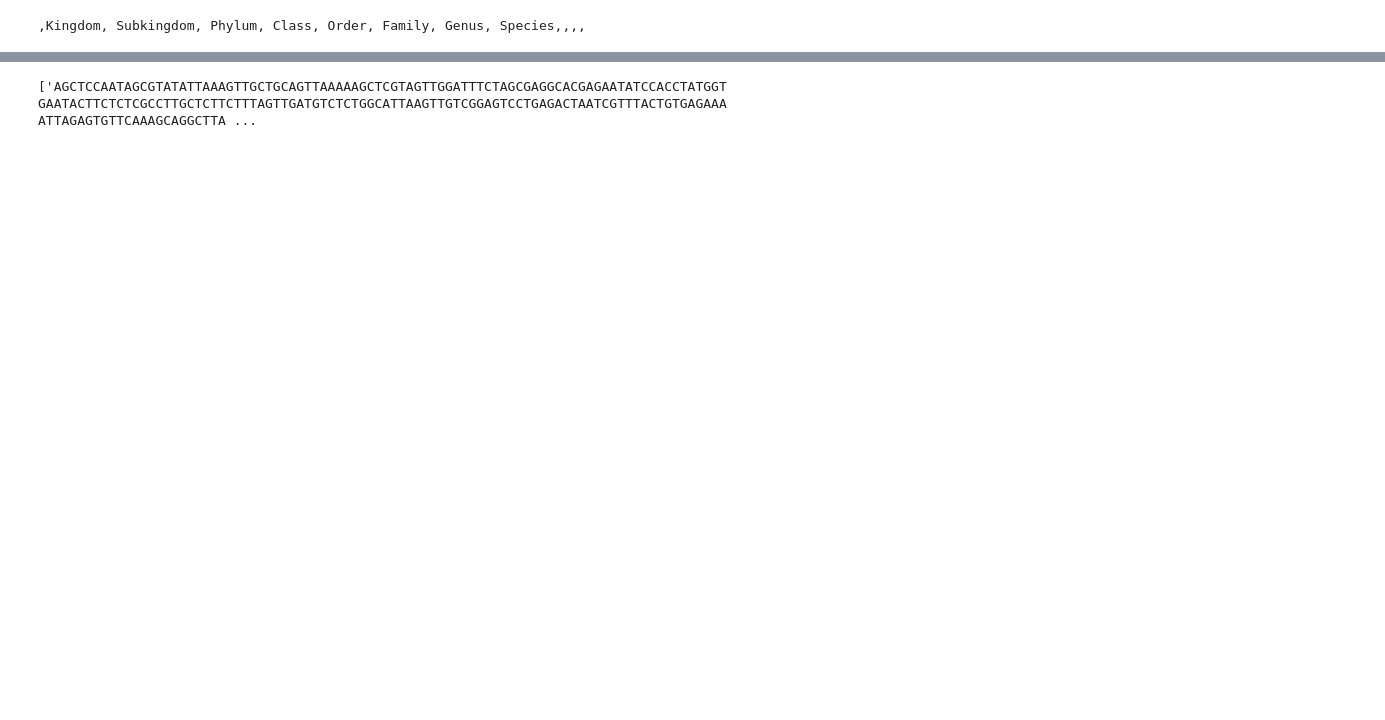
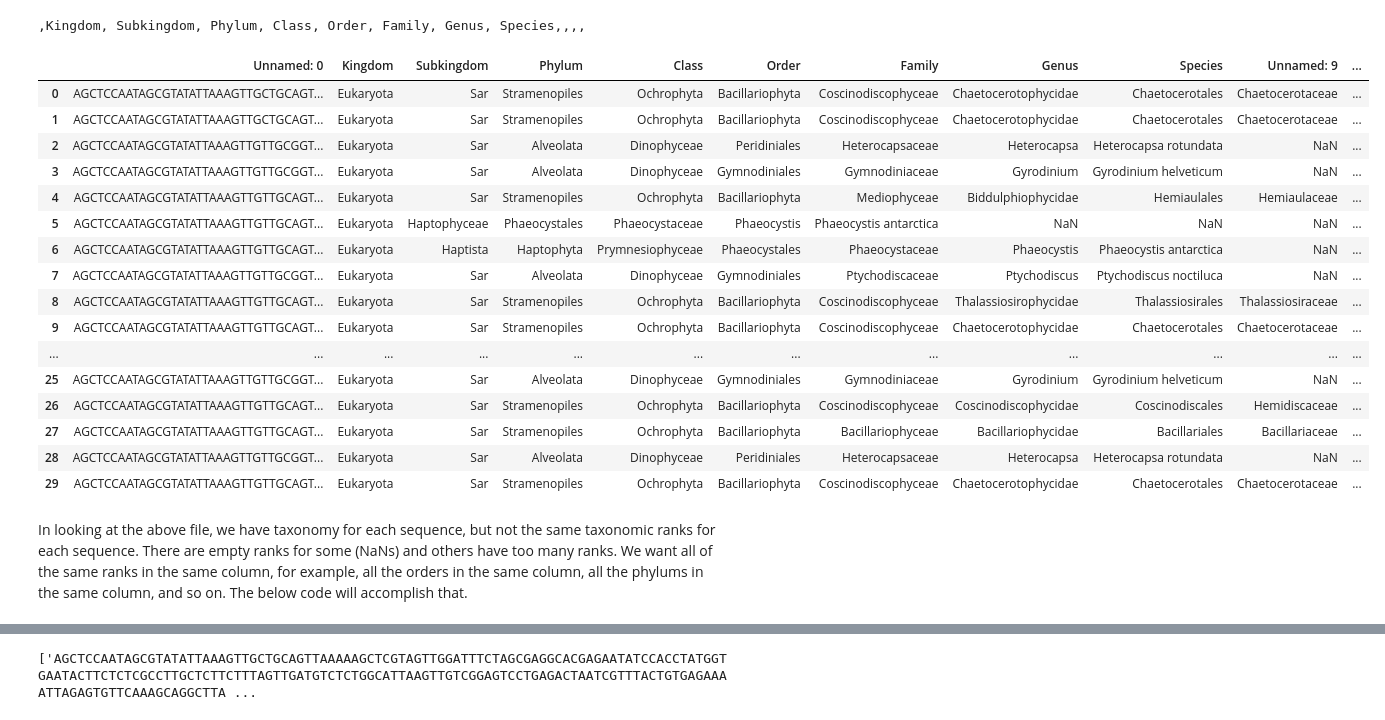
Before and after one commit to emmag-raves/Capstone_Project, a Jupyter notebook: Workflow_Script.ipynb, the cells around one changed output, grey strips where cells are left out. Cells and saved outputs as stored; diff of their text form; code cells hidden in the pictures; blank space fills up the shorter version.

```diff
--- a/Workflow_Script.ipynb
+++ b/Workflow_Script.ipynb
@@ -22,6 +22,30 @@ with open(infile) as taxa:
 print(lines[0])
 # %% [output]
 ﻿,Kingdom, Subkingdom, Phylum, Class, Order, Family, Genus, Species,,,,
+# %%
+#Taking a look at the data so we know what we are looking at
+data = pd.read_csv(infile)
+data
+# %% [output]
+|  | Unnamed: 0 | Kingdom | Subkingdom | Phylum | Class | Order | Family | Genus | Species | Unnamed: 9 | ... |
+| 0 | AGCTCCAATAGCGTATATTAAAGTTGCTGCAGT... | Eukaryota | Sar | Stramenopiles | Ochrophyta | Bacillariophyta | Coscinodiscophyceae | Chaetocerotophycidae | Chaetocerotales | Chaetocerotaceae | ... |
+| 1 | AGCTCCAATAGCGTATATTAAAGTTGCTGCAGT... | Eukaryota | Sar | Stramenopiles | Ochrophyta | Bacillariophyta | Coscinodiscophyceae | Chaetocerotophycidae | Chaetocerotales | Chaetocerotaceae | ... |
+| 2 | AGCTCCAATAGCGTATATTAAAGTTGTTGCGGT... | Eukaryota | Sar | Alveolata | Dinophyceae | Peridiniales | Heterocapsaceae | Heterocapsa | Heterocapsa rotundata | NaN | ... |
+| 3 | AGCTCCAATAGCGTATATTAAAGTTGTTGCGGT... | Eukaryota | Sar | Alveolata | Dinophyceae | Gymnodiniales | Gymnodiniaceae | Gyrodinium | Gyrodinium helveticum | NaN | ... |
+| 4 | AGCTCCAATAGCGTATATTAAAGTTGTTGCAGT... | Eukaryota | Sar | Stramenopiles | Ochrophyta | Bacillariophyta | Mediophyceae | Biddulphiophycidae | Hemiaulales | Hemiaulaceae | ... |
+| 5 | AGCTCCAATAGCGTATATTAAAGTTGTTGCAGT... | Eukaryota | Haptophyceae | Phaeocystales | Phaeocystaceae | Phaeocystis | Phaeocystis antarctica | NaN | NaN | NaN | ... |
+| 6 | AGCTCCAATAGCGTATATTAAAGTTGTTGCAGT... | Eukaryota | Haptista | Haptophyta | Prymnesiophyceae | Phaeocystales | Phaeocystaceae | Phaeocystis | Phaeocystis antarctica | NaN | ... |
+| 7 | AGCTCCAATAGCGTATATTAAAGTTGTTGCGGT... | Eukaryota | Sar | Alveolata | Dinophyceae | Gymnodiniales | Ptychodiscaceae | Ptychodiscus | Ptychodiscus noctiluca | NaN | ... |
+| 8 | AGCTCCAATAGCGTATATTAAAGTTGTTGCAGT... | Eukaryota | Sar | Stramenopiles | Ochrophyta | Bacillariophyta | Coscinodiscophyceae | Thalassiosirophycidae | Thalassiosirales | Thalassiosiraceae | ... |
+| 9 | AGCTCCAATAGCGTATATTAAAGTTGTTGCAGT... | Eukaryota | Sar | Stramenopiles | Ochrophyta | Bacillariophyta | Coscinodiscophyceae | Chaetocerotophycidae | Chaetocerotales | Chaetocerotaceae | ... |
+| ... | ... | ... | ... | ... | ... | ... | ... | ... | ... | ... | ... |
+| 25 | AGCTCCAATAGCGTATATTAAAGTTGTTGCGGT... | Eukaryota | Sar | Alveolata | Dinophyceae | Gymnodiniales | Gymnodiniaceae | Gyrodinium | Gyrodinium helveticum | NaN | ... |
+| 26 | AGCTCCAATAGCGTATATTAAAGTTGTTGCAGT... | Eukaryota | Sar | Stramenopiles | Ochrophyta | Bacillariophyta | Coscinodiscophyceae | Coscinodiscophycidae | Coscinodiscales | Hemidiscaceae | ... |
+| 27 | AGCTCCAATAGCGTATATTAAAGTTGTTGCAGT... | Eukaryota | Sar | Stramenopiles | Ochrophyta | Bacillariophyta | Bacillariophyceae | Bacillariophycidae | Bacillariales | Bacillariaceae | ... |
+| 28 | AGCTCCAATAGCGTATATTAAAGTTGTTGCGGT... | Eukaryota | Sar | Alveolata | Dinophyceae | Peridiniales | Heterocapsaceae | Heterocapsa | Heterocapsa rotundata | NaN | ... |
+| 29 | AGCTCCAATAGCGTATATTAAAGTTGTTGCAGT... | Eukaryota | Sar | Stramenopiles | Ochrophyta | Bacillariophyta | Coscinodiscophyceae | Chaetocerotophycidae | Chaetocerotales | Chaetocerotaceae | ... |
+# %% [markdown]
+In looking at the above file, we have taxonomy for each sequence, but not the same taxonomic ranks for each sequence. There are empty ranks for some (NaNs) and others have too many ranks. We want all of the same ranks in the same column, for example, all the orders in the same column, all the phylums in the same column, and so on. The below code will accomplish that.
 # %%
 # Creating the empty output list
 
```
Also changed, not shown: parts of 5 cells of this notebook.
